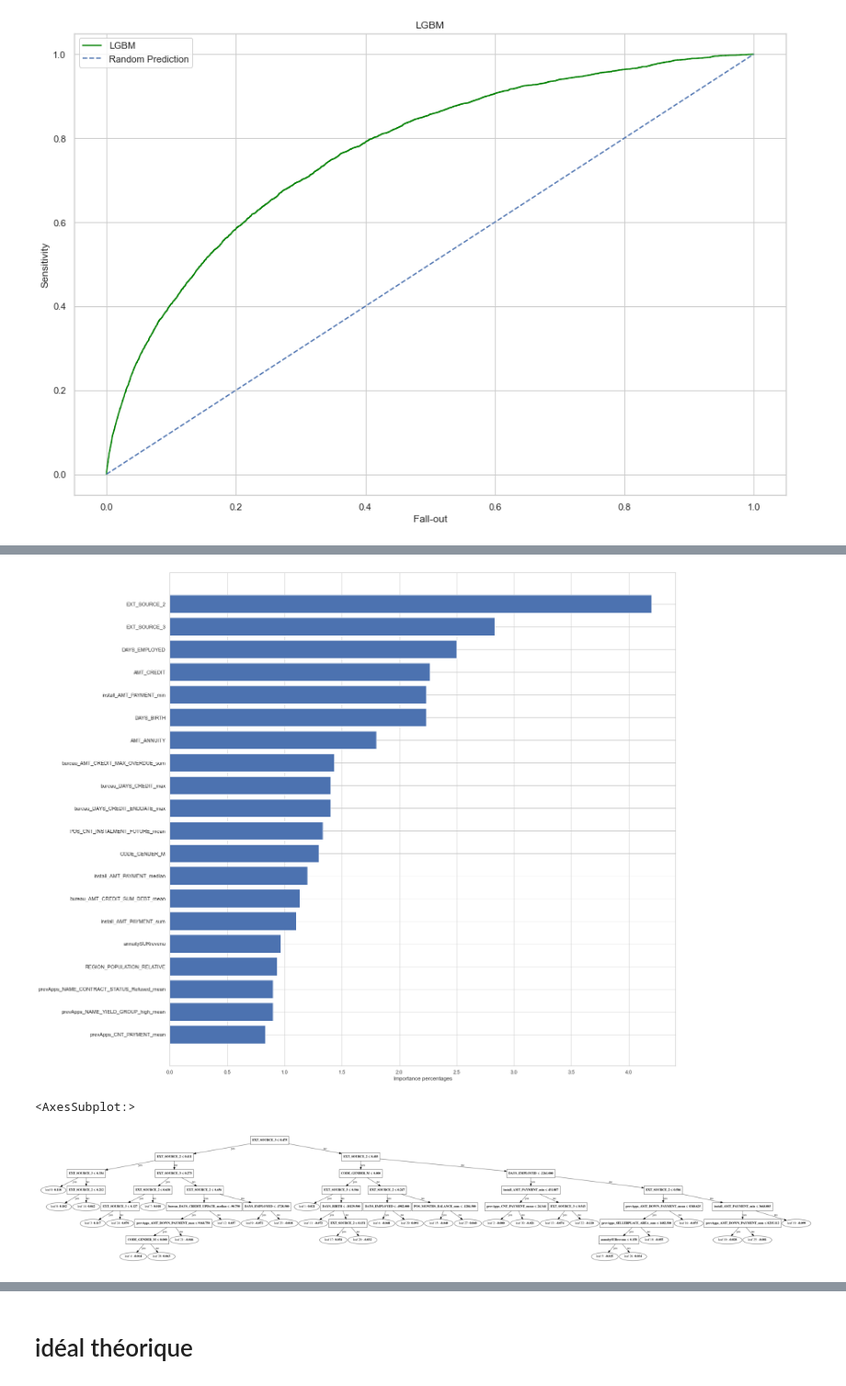
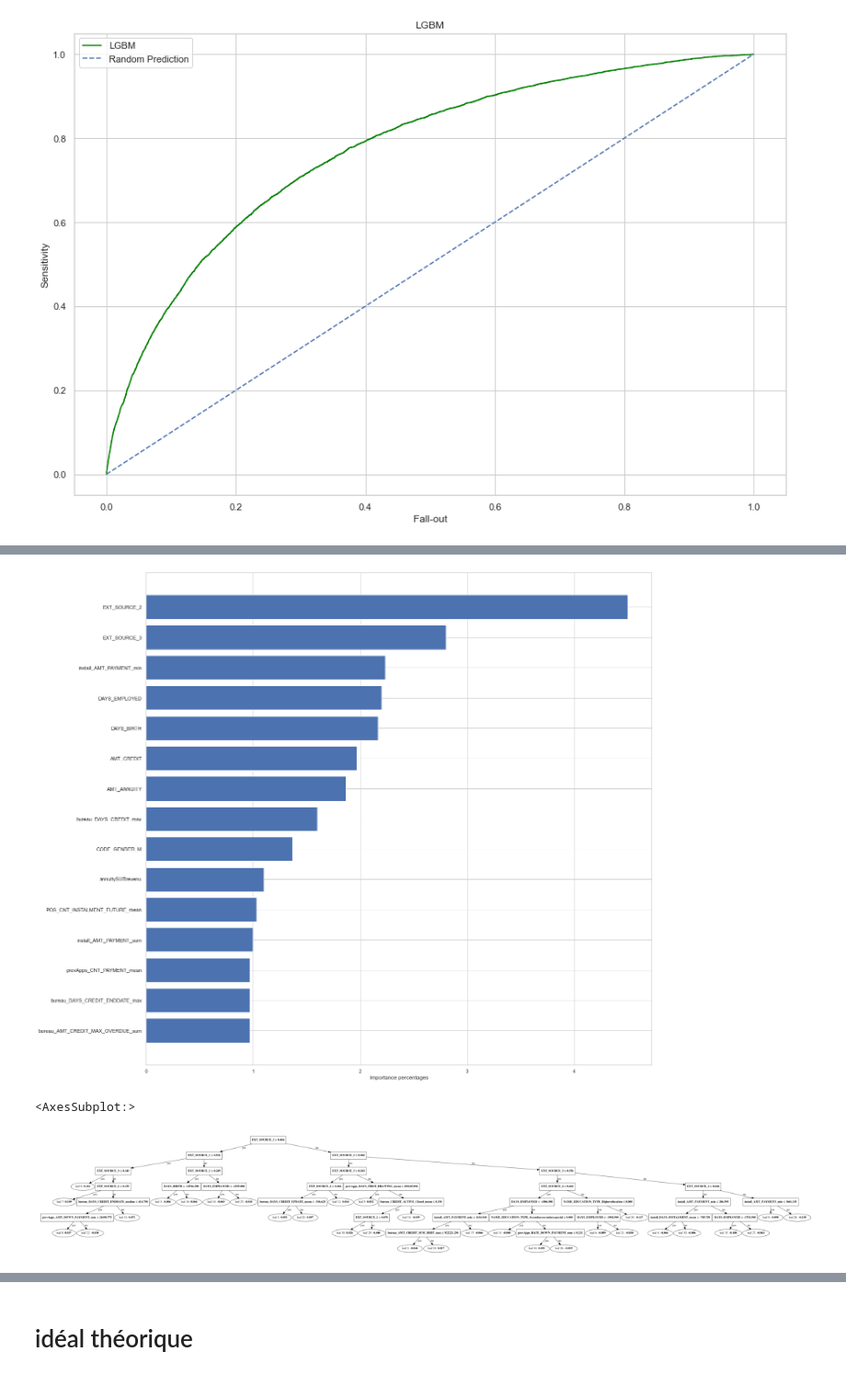
Before and after one commit to iamnotarobotbutitsok/projet_07_model_scoring, a Jupyter notebook: Notebook_210703.ipynb, the cells around one changed output, grey strips where cells are left out. Shown at 92% size. Cells and saved outputs as stored; diff of their text form; code cells hidden in the pictures.

```diff
--- a/Notebook_210703.ipynb
+++ b/Notebook_210703.ipynb
@@ -1362,5 +1203,5 @@ L'algorithme __lightgbm__ est un bon compromis entre les scores Accuracy, AUC, R
 # %%
 # %reset -f
 # %%
-appTrainC_agg = reduce_mem_usage(pd.read_csv("trainnotNa.csv"))
+appTrainC_agg = reduce_mem_usage(pd.read_csv("appTrainC_agg_N.csv"))
 # %% [output]
@@ -1465,7 +1306,8 @@ X
 import re
 X = X.rename(columns = lambda x:re.sub('[^A-Za-z0-9_]+', '', x))
 # %%
-clfL = lgb.LGBMClassifier(n_jobs = -1, random_state = 42).fit(X.to_numpy(), y, feature_name=list(X.columns))
+# clfL = lgb.LGBMClassifier(n_jobs = -1, random_state = 42).fit(X.to_numpy(), y, feature_name=list(X.columns))
+clfL = lgb.LGBMClassifier(n_jobs = -1, random_state = 42).fit(X.to_numpy(), y)
 # %%
 preds = clfL.predict(X_test)
 # %%
@@ -1576,7 +1398,7 @@ feature_importances = (clfL.feature_importances_/ sum(clfL.feature_importances_)
 results = pd.DataFrame({'Features': X_test.columns,
                         'Importances': feature_importances})
 results.sort_values(by='Importances', inplace=True)
-resultsReduce = results.iloc[-20:]
+resultsReduce = results.iloc[-15:]
 
 plt.figure(figsize=(20,20))
 
@@ -1584,13 +1406,13 @@ ax = plt.barh(resultsReduce['Features'], resultsReduce['Importances'])
 plt.xlabel('Importance percentages')
 plt.show()
 # %% [output]
-[figure, old version]
+[figure, new version]
 # %%
 
-#lgb.plot_tree(clfL, tree_index=0, figsize=(20,30), orientation='vertical')
+lgb.plot_tree(clfL, tree_index=0, figsize=(20,30), orientation='vertical')
 # %% [output]
 <AxesSubplot:>
-[figure, old version]
+[figure, new version]
 # %%
 lgb.create_tree_digraph(clfL, tree_index=1, orientation='vertical')
 # %% [output]
```
Also changed, not shown: parts of 153 cells of this notebook, 8 other files.
